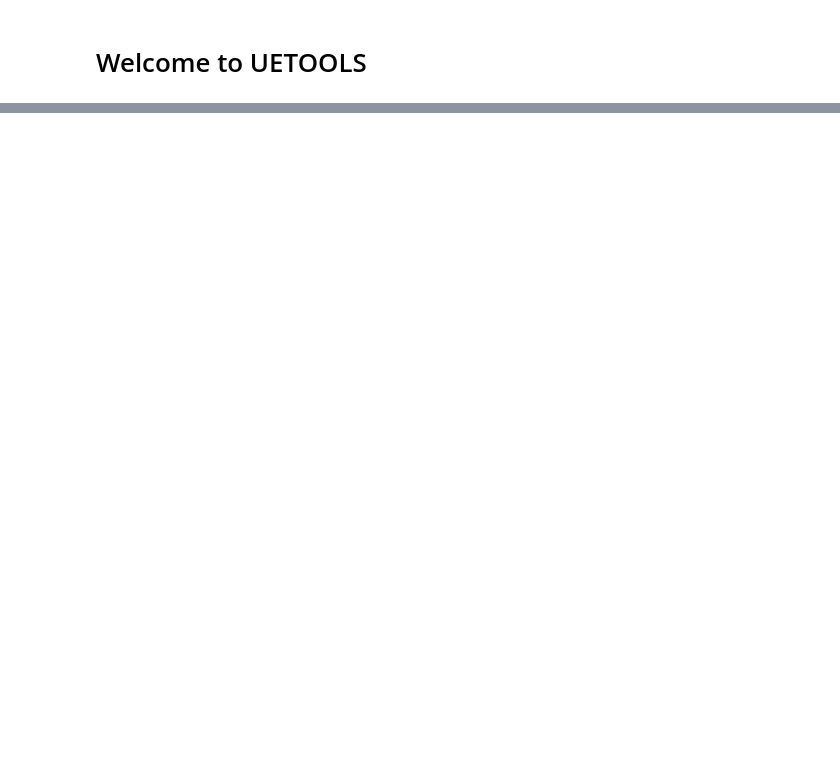
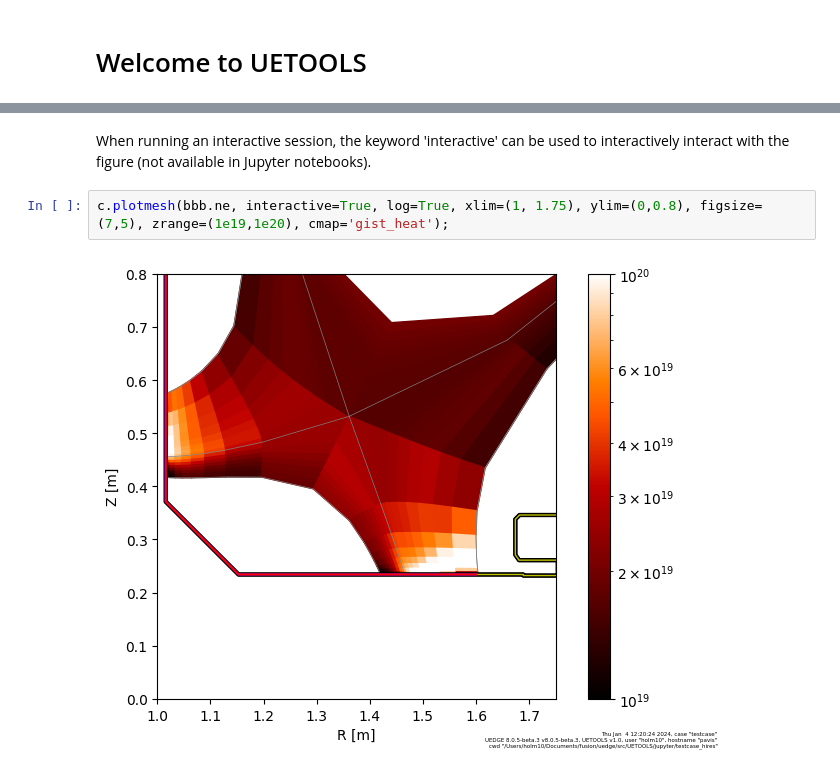
Before and after one commit to LLNL/UETOOLS, a Jupyter notebook: jupyter/1_introduction.ipynb, the cells around one changed output, grey strips where cells are left out. Drawn from its saved outputs; the diff is of its cells as text; blank space fills up the shorter version.

```diff
--- a/jupyter/1_introduction.ipynb
+++ b/jupyter/1_introduction.ipynb
@@ -15,0 +71,6 @@ Requirement already satisfied: numpy in /Users/holm10/Documents/fusion/uedge/ven
+# %% [markdown]
+When running an interactive session, the keyword 'interactive' can be used to interactively interact with the figure (not available in Jupyter notebooks).
+# %%
+c.plotmesh(bbb.ne, interactive=True, log=True, xlim=(1, 1.75), ylim=(0,0.8), figsize=(7,5), zrange=(1e19,1e20), cmap='gist_heat');
+# %% [output]
+[figure, added]
```
Also changed, not shown: parts of 18 cells of this notebook.
